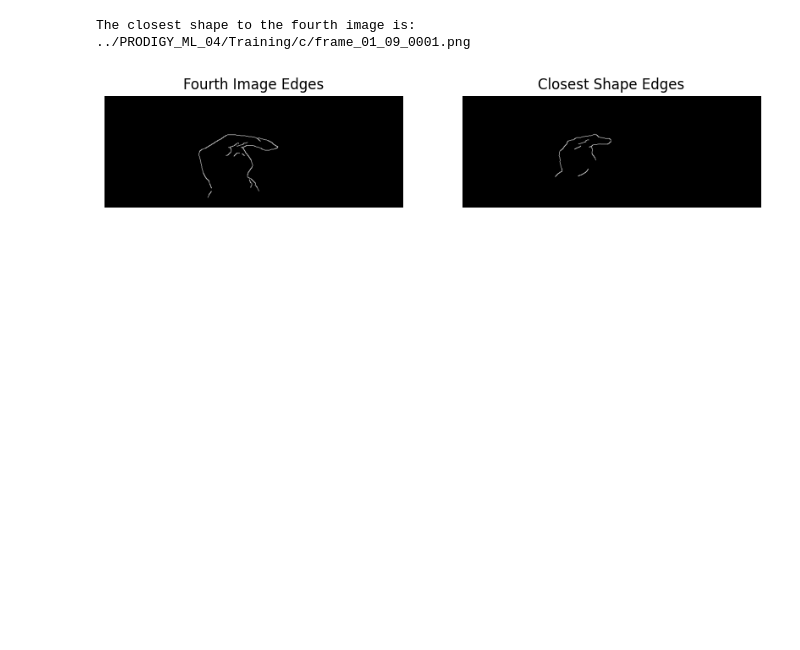
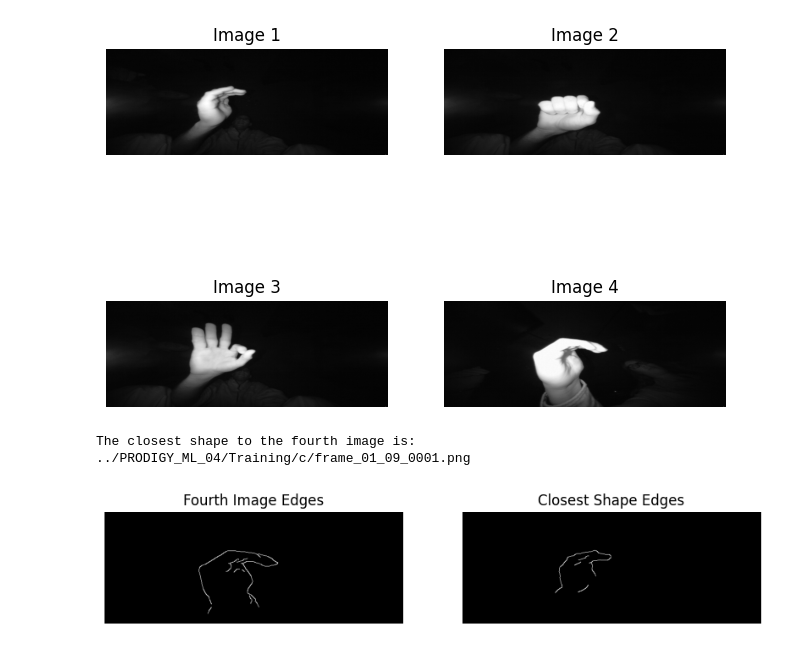
Before and after one commit to limitlesssolly/PRODIGY_ML_04, a Jupyter notebook: GestureRecognition.ipynb, the cells around one changed output. Cells and saved outputs as stored; diff of their text form; code cells hidden in the pictures; blank space fills up the shorter version.

```diff
--- a/GestureRecognition.ipynb
+++ b/GestureRecognition.ipynb
@@ -25,6 +25,16 @@ def closestShapeFinder(imgPath, imagesPaths):
     closestOne = np.argmin(similarities)
 
     return closestOne
+# %%
+def showImages(imagesPaths):
+    plt.figure(figsize=(8, 6))
+    for i, path in enumerate(imagesPaths):
+        image = cv2.imread(path, cv2.IMREAD_GRAYSCALE)
+        plt.subplot(2, 2, i + 1)
+        plt.imshow(image, cmap='gray')
+        plt.title(f'Image {i + 1}')
+        plt.axis('off')
+    plt.show()
 # %%
 images = [
     '../PRODIGY_ML_04/Training/c/frame_01_09_0001.png',
@@ -32,6 +42,10 @@ images = [
     '../PRODIGY_ML_04/Training/ok/frame_01_07_0001.png',
     '../PRODIGY_ML_04/Testing/frame_00_09_0029.png'
 ]
+# %%
+showImages(images)
+# %% [output]
+[figure, added]
 # %%
 closestOne = closestShapeFinder(images[3], images[:3])
 
```
